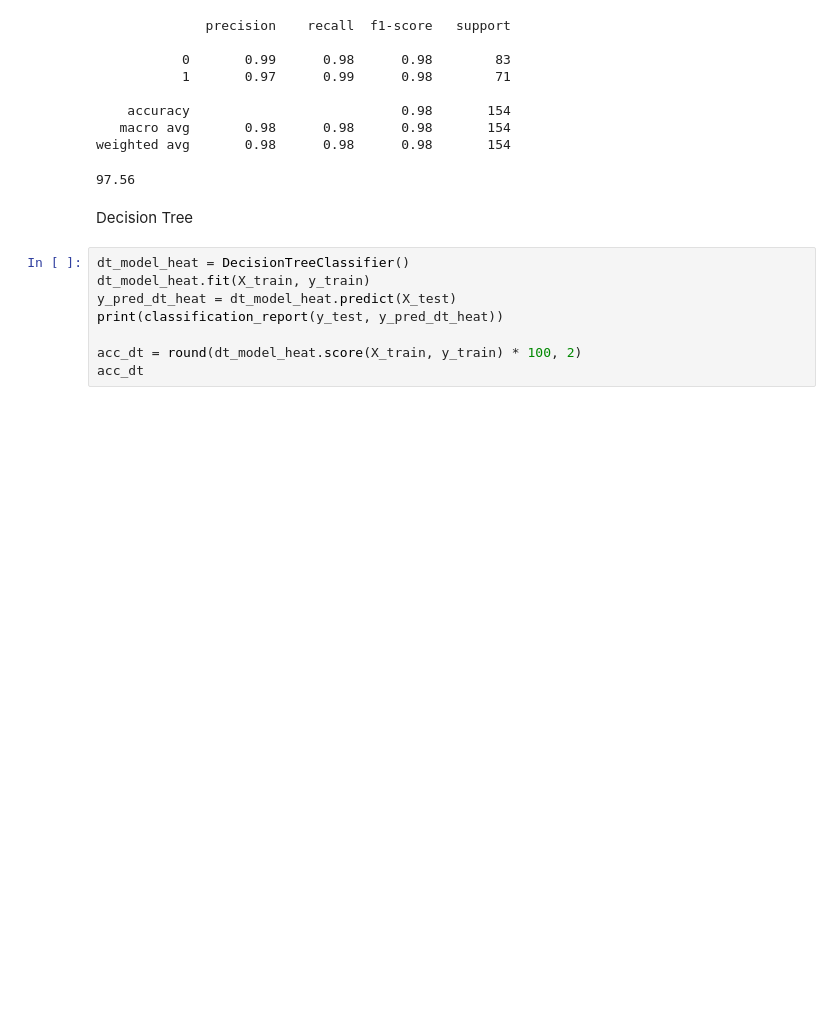
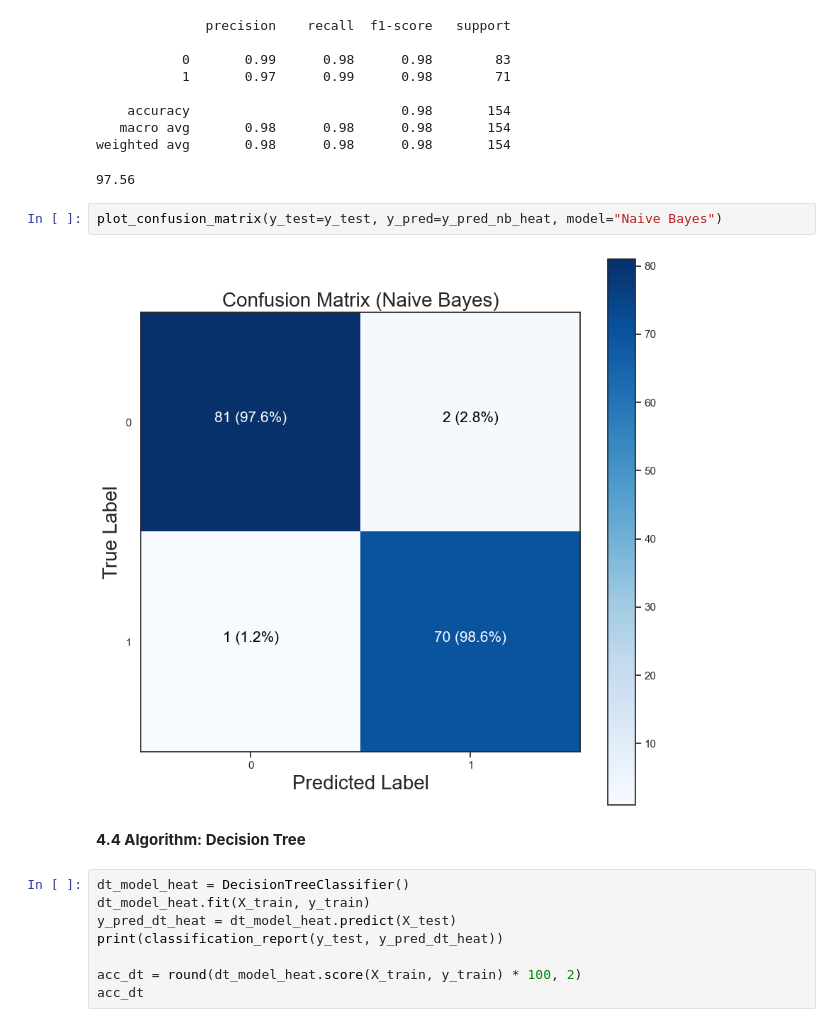
Before and after one commit to matcze/energy_efficient, a Jupyter notebook: energy_efficient_class.ipynb, the cells around one changed output. Drawn from its saved outputs; the diff is of its cells as text; blank space fills up the shorter version.

```diff
--- a/energy_efficient_class.ipynb
+++ b/energy_efficient_class.ipynb
@@ -514,8 +591,12 @@ acc_nb
    macro avg       0.98      0.98      0.98       154
 weighted avg       0.98      0.98      0.98       154
 97.56
+# %%
+plot_confusion_matrix(y_test=y_test, y_pred=y_pred_nb_heat, model="Naive Bayes")
+# %% [output]
+[figure, added]
 # %% [markdown]
-Decision Tree
+**4.4 Algorithm: Decision Tree**
 # %%
 dt_model_heat = DecisionTreeClassifier()
 dt_model_heat.fit(X_train, y_train)
```
Also changed, not shown: parts of 33 cells of this notebook.
